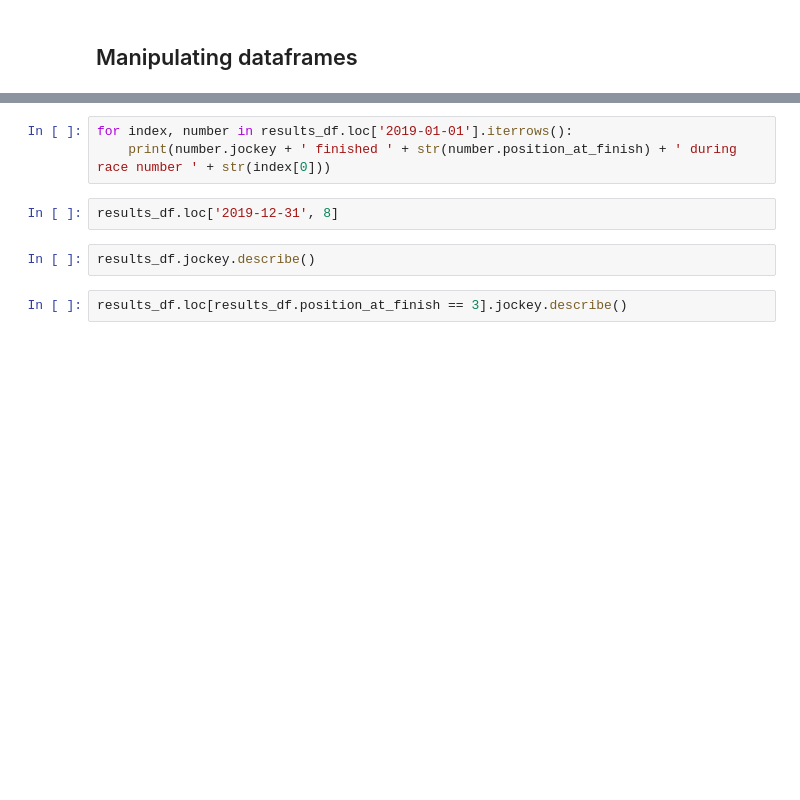
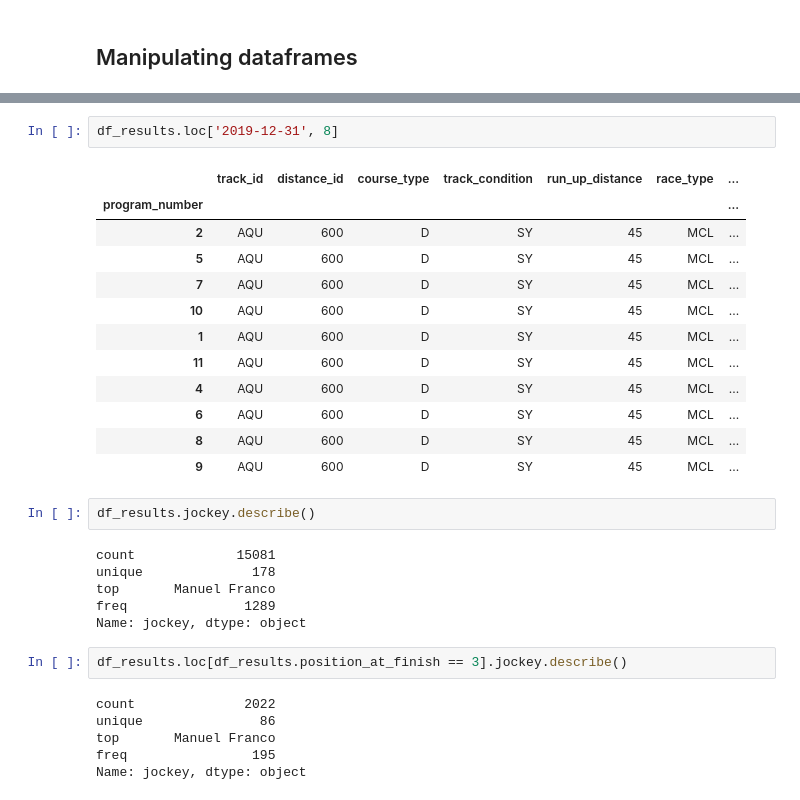
Before and after one commit to santiagoras/big-data-derby-kaggle, a Jupyter notebook: notebooks/nad/eda.ipynb, the cells around one changed output, grey strips where cells are left out. Cells and saved outputs as stored; diff of their text form; blank space fills up the shorter version.

```diff
--- a/notebooks/nad/eda.ipynb
+++ b/notebooks/nad/eda.ipynb
@@ -105,10 +189,32 @@ results_df.loc['2019-01-01':'2019-01-31']
-# %%
-for index, number in results_df.loc['2019-01-01'].iterrows():
-    print(number.jockey + ' finished ' + str(number.position_at_finish) + ' during race number ' + str(index[0]))
 # %%
-results_df.loc['2019-12-31', 8]
+df_results.loc['2019-12-31', 8]
+# %% [output]
+|  | track_id | distance_id | course_type | track_condition | run_up_distance | race_type | ... |
+| program_number |  |  |  |  |  |  | ... |
+| 2 | AQU | 600 | D | SY | 45 | MCL | ... |
+| 5 | AQU | 600 | D | SY | 45 | MCL | ... |
+| 7 | AQU | 600 | D | SY | 45 | MCL | ... |
+| 10 | AQU | 600 | D | SY | 45 | MCL | ... |
+| 1 | AQU | 600 | D | SY | 45 | MCL | ... |
+| 11 | AQU | 600 | D | SY | 45 | MCL | ... |
+| 4 | AQU | 600 | D | SY | 45 | MCL | ... |
+| 6 | AQU | 600 | D | SY | 45 | MCL | ... |
+| 8 | AQU | 600 | D | SY | 45 | MCL | ... |
+| 9 | AQU | 600 | D | SY | 45 | MCL | ... |
 # %%
-results_df.jockey.describe()
+df_results.jockey.describe()
+# %% [output]
+count             15081
+unique              178
+top       Manuel Franco
+freq               1289
+Name: jockey, dtype: object
 # %%
-results_df.loc[results_df.position_at_finish == 3].jockey.describe()
+df_results.loc[df_results.position_at_finish == 3].jockey.describe()
+# %% [output]
+count              2022
+unique               86
+top       Manuel Franco
+freq                195
+Name: jockey, dtype: object
 # %%
```
Also changed, not shown: parts of 20 cells of this notebook.
